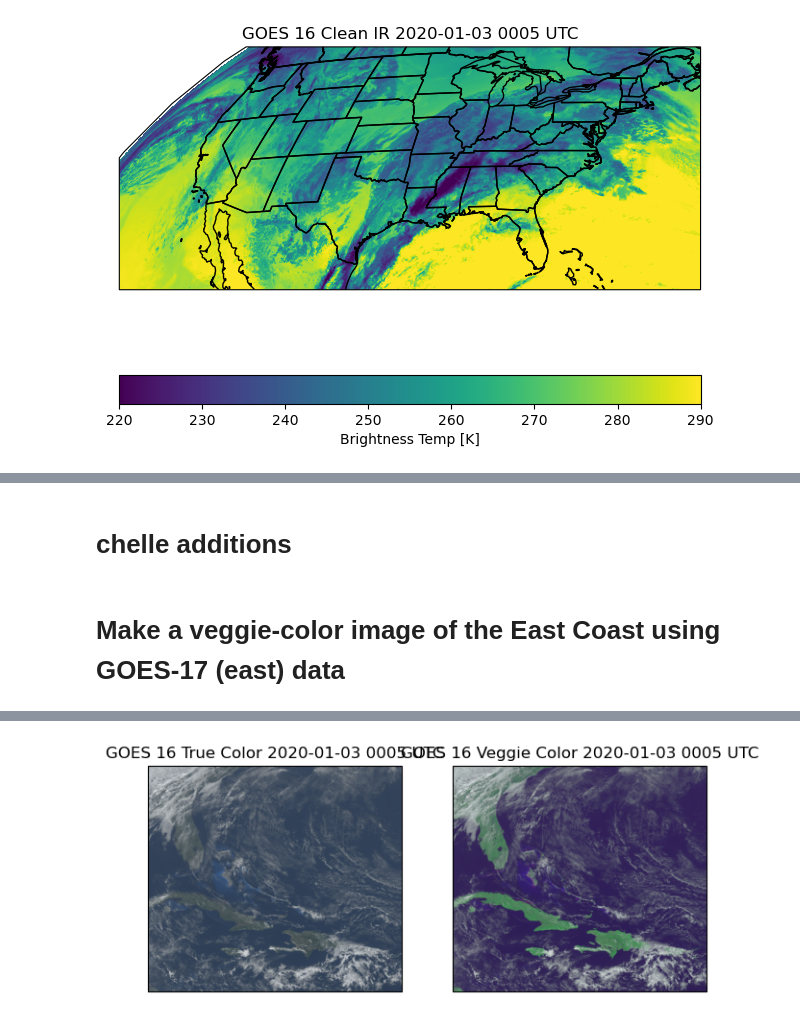
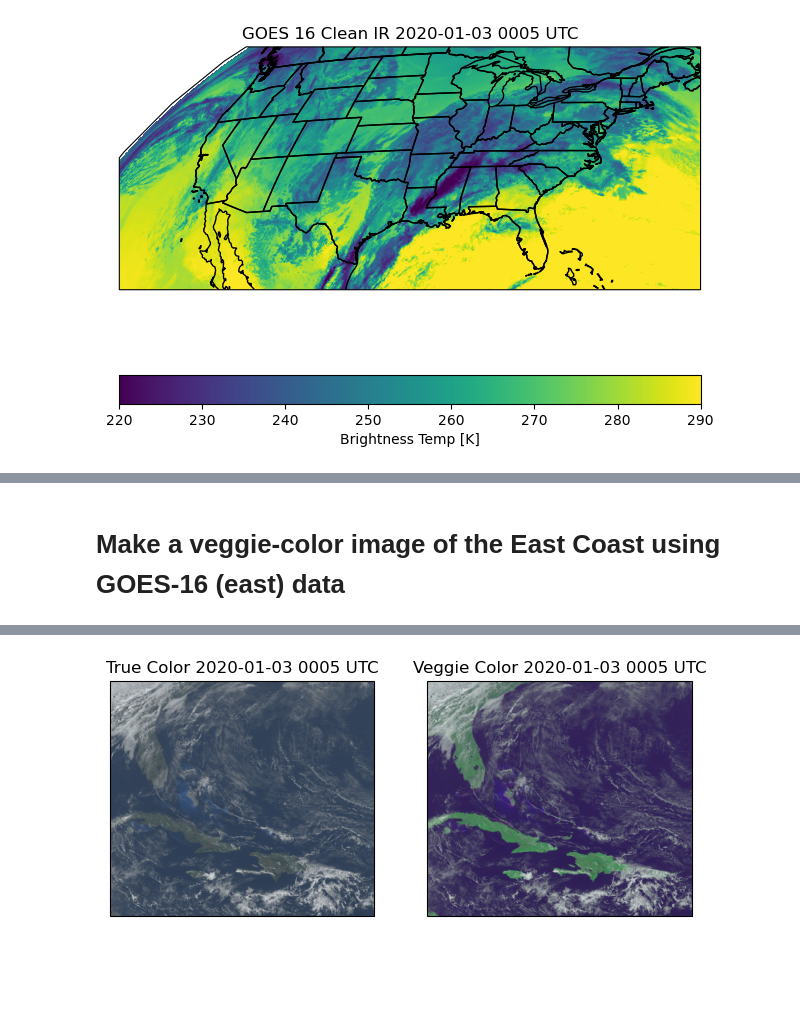
Before and after one commit to lsterzinger/cloud-optimized-satellite-data-tests, a Jupyter notebook: goes-16/netcdf/netcdf.ipynb, the cells around one changed output, grey strips where cells are left out. Cells and saved outputs as stored; diff of their text form; code cells hidden in the pictures; blank space fills up the shorter version.

```diff
--- a/goes-16/netcdf/netcdf.ipynb
+++ b/goes-16/netcdf/netcdf.ipynb
@@ -223,9 +220,8 @@ Wall time: 27min 9s
 [interactive output not drawn]
-# %% [markdown]
-# chelle additions
 # %% [markdown]
-# Make a veggie-color image of the East Coast using GOES-17 (east) data
+# Make a veggie-color image of the East Coast using GOES-16 (east) data
 # %%
+%%time
 top = 35 # north lat
 left = -84 # west long
 right = -64 # east long
@@ -279,10 +275,10 @@ for ifig in range(121,123):
     ax = fig.add_subplot(ifig, projection = dummy_channel.metpy.cartopy_crs)
     if ifig==121:
         p = ax.imshow(RGB, origin='upper', vmin=0, vmax=1)
-        ax.set_title(f"GOES 16 True Color {ts}")
+        ax.set_title(f"True Color {ts}")
     if ifig==122:
         p = ax.imshow(RGB_veggie, origin='upper', vmin=0, vmax=1)
-        ax.set_title(f"GOES 16 Veggie Color {ts}")
+        ax.set_title(f"Veggie Color {ts}")
     ax.coastlines()
     ax.add_feature(ccrs.cartopy.feature.BORDERS)
     ax.add_feature(ccrs.cartopy.feature.STATES)
@@ -293,4 +291,4 @@ for ifig in range(121,123):
-[figure, old version]
+[figure, new version]
 # %%
 %%time
 #plot time series and value of a few points
```
Also changed, not shown: parts of 9 cells of this notebook.
